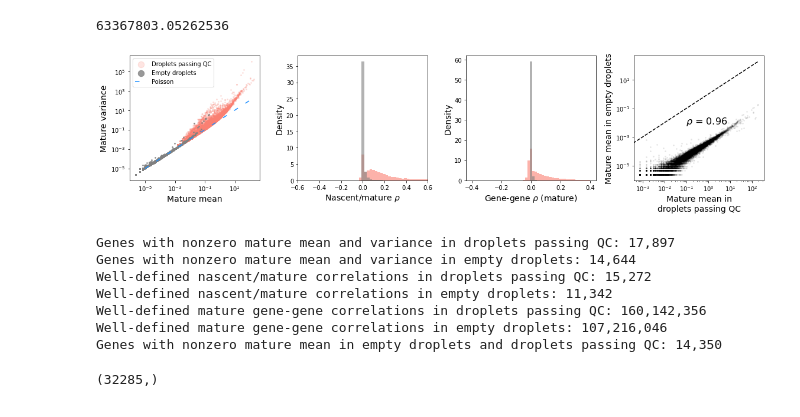
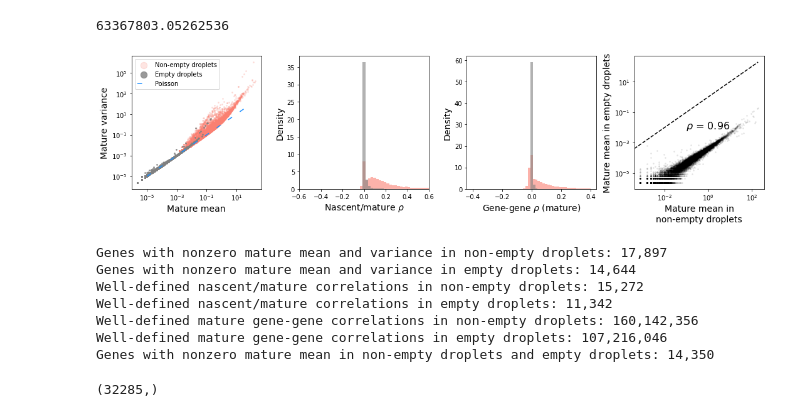
Before and after one commit to pachterlab/GVP_2023, a Jupyter notebook: gg230220_emptydrops_neuron.ipynb, the cells around one changed output. Drawn from its saved outputs; the diff is of its cells as text; code cells hidden in the pictures.

```diff
--- a/gg230220_emptydrops_neuron.ipynb
+++ b/gg230220_emptydrops_neuron.ipynb
@@ -25,6 +25,8 @@ cell_attr = 'barcode'
 
 attribute_names=[(unspliced_layer,spliced_layer),gene_attr,cell_attr]
 
+dropnames = ('Non-empty droplets','Empty droplets')
+
 # loom_filepaths = ['/home/ggorin/count_data/loom_allen_kb/'+x+'_raw.loom' for x in raw_data_locations]
 # n_datasets = len(loom_filepaths)
 # %%
@@ -512,8 +393,8 @@ fs = 14
 fig1,ax1 = plt.subplots(1,4,figsize=(15,4))
 
 ############
-ax1[0].scatter(m1,v1,3,'salmon',alpha=0.2,label='Droplets passing QC')
-ax1[0].scatter(m2,v2,3,'gray',alpha=0.8,label='Empty droplets')
+ax1[0].scatter(m1,v1,3,'salmon',alpha=0.2,label=dropnames[0])
+ax1[0].scatter(m2,v2,3,'gray',alpha=0.8,label=dropnames[1])
 
 xl = [1e-5,1e2]
 ax1[0].plot(xl,xl,c='dodgerblue',label='Poisson',alpha=1,linestyle=(0,(5,10)))
@@ -525,62 +406,62 @@ ax1[0].legend(markerscale=6)
 
 ############
 bins = np.linspace(-0.6,0.6,50)
-ax1[1].hist(corrs_qc,bins,color = 'salmon',alpha=0.6,label='Droplets passing QC',density=True)
-ax1[1].hist(corrs_empty,bins,color = 'gray',alpha=0.6,label='Empty droplets',density=True)
+ax1[1].hist(corrs_qc,bins,color = 'salmon',alpha=0.6,label=dropnames[0],density=True)
+ax1[1].hist(corrs_empty,bins,color = 'gray',alpha=0.6,label=dropnames[1],density=True)
 # ax1[1].legend()
 ax1[1].set_xlim([-0.6,0.6])
 ax1[1].set_xlabel(r'Nascent/mature $\rho$',fontsize=fs)
 ax1[1].set_ylabel('Density',fontsize=fs)
 
 #############
 
 bins = np.linspace(-0.4,0.4,50)
-ax1[2].hist(genecorr_qc_S,bins,color = 'salmon',alpha=0.6,label='Droplets passing QC',density=True)
-ax1[2].hist(genecorr_empty_S,bins,color = 'gray',alpha=0.6,label='Empty droplets',density=True)
+ax1[2].hist(genecorr_qc_S,bins,color = 'salmon',alpha=0.6,label=dropnames[0],density=True)
+ax1[2].hist(genecorr_empty_S,bins,color = 'gray',alpha=0.6,label=dropnames[1],density=True)
 # ax1[2].legend(loc='upper left')
 # ax1[2].set_xlim([-0.4,0.4])
 ax1[2].set_xlabel(r'Gene-gene $\rho$ (mature)',fontsize=fs)
 ax1[2].set_ylabel('Density',fontsize=fs)
 
 #############
 gf = (m1>0) & (m2>0)
 lm1 = np.log10(m1[gf])
 lm2 = np.log10(m2[gf])
 
 
 ax1[3].scatter(m1,m2,3,'k',alpha=0.07)
 xl = np.array([min(m1),max(m1)])
 ax1[3].plot(xl,xl,'k--')
 ax1[3].set_xscale("log")
 ax1[3].set_yscale("log")
 ax1[3].text(0.4,0.45,r'$\rho$ = {:.2f}'.format(np.corrcoef(lm1,lm2)[0][1]),transform=ax1[3].transAxes,fontsize=fs+2)
-ax1[3].set_xlabel('Mature mean in\ndroplets passing QC',fontsize=fs)
-ax1[3].set_ylabel('Mature mean in empty droplets',fontsize=fs)
+ax1[3].set_xlabel('Mature mean in\n'+dropnames[0].lower(),fontsize=fs)
+ax1[3].set_ylabel('Mature mean in '+dropnames[1].lower(),fontsize=fs)
 
 
 fig1.tight_layout()
-plt.subplots_adjust(right=1.05)
+# plt.subplots_adjust(right=1)
 # plt.savefig('figs/emptydrops.png',dpi=450)
 # plt.savefig('figs/emptydrops.pdf')
 # plt.savefig('figs/emptydrops.svg')
 # %% [output]
-[figure, old version]
+[figure, new version]
 # %%
-print('Genes with nonzero mature mean and variance in droplets passing QC: {:,}'.format(((m1>0)&(v1>0)).sum()))
-print('Genes with nonzero mature mean and variance in empty droplets: {:,}'.format(((m2>0)&(v2>0)).sum()))
-print('Well-defined nascent/mature correlations in droplets passing QC: {:,}'.format(((~np.isnan(corrs_qc))).sum()))
-print('Well-defined nascent/mature correlations in empty droplets: {:,}'.format(((~np.isnan(corrs_empty))).sum()))
-print('Well-defined mature gene-gene correlations in droplets passing QC: {:,}'.format(((~np.isnan(genecorr_qc_S))).sum()))
-print('Well-defined mature gene-gene correlations in empty droplets: {:,}'.format(((~np.isnan(genecorr_empty_S))).sum()))
-print('Genes with nonzero mature mean in empty droplets and droplets passing QC: {:,}'.format(((m1>0)&(m2>0)).sum()))
+print('Genes with nonzero mature mean and variance in {}: {:,}'.format(dropnames[0].lower(),((m1>0)&(v1>0)).sum()))
+print('Genes with nonzero mature mean and variance in {}: {:,}'.format(dropnames[1].lower(),((m2>0)&(v2>0)).sum()))
+print('Well-defined nascent/mature correlations in {}: {:,}'.format(dropnames[0].lower(),((~np.isnan(corrs_qc))).sum()))
+print('Well-defined nascent/mature correlations in {}: {:,}'.format(dropnames[1].lower(),((~np.isnan(corrs_empty))).sum()))
+print('Well-defined mature gene-gene correlations in {}: {:,}'.format(dropnames[0].lower(),((~np.isnan(genecorr_qc_S))).sum()))
+print('Well-defined mature gene-gene correlations in {}: {:,}'.format(dropnames[1].lower(),((~np.isnan(genecorr_empty_S))).sum()))
+print('Genes with nonzero mature mean in {} and {}: {:,}'.format(dropnames[0].lower(),dropnames[1].lower(),((m1>0)&(m2>0)).sum()))
 # %% [output]
-Genes with nonzero mature mean and variance in droplets passing QC: 17,897
+Genes with nonzero mature mean and variance in non-empty droplets: 17,897
 Genes with nonzero mature mean and variance in empty droplets: 14,644
-Well-defined nascent/mature correlations in droplets passing QC: 15,272
+Well-defined nascent/mature correlations in non-empty droplets: 15,272
 Well-defined nascent/mature correlations in empty droplets: 11,342
-Well-defined mature gene-gene correlations in droplets passing QC: 160,142,356
+Well-defined mature gene-gene correlations in non-empty droplets: 160,142,356
 Well-defined mature gene-gene correlations in empty droplets: 107,216,046
-Genes with nonzero mature mean in empty droplets and droplets passing QC: 14,350
+Genes with nonzero mature mean in non-empty droplets and empty droplets: 14,350
 # %%
 X =  S_raw
 
```
Also changed, not shown: parts of 34 cells of this notebook, 2 other files.
